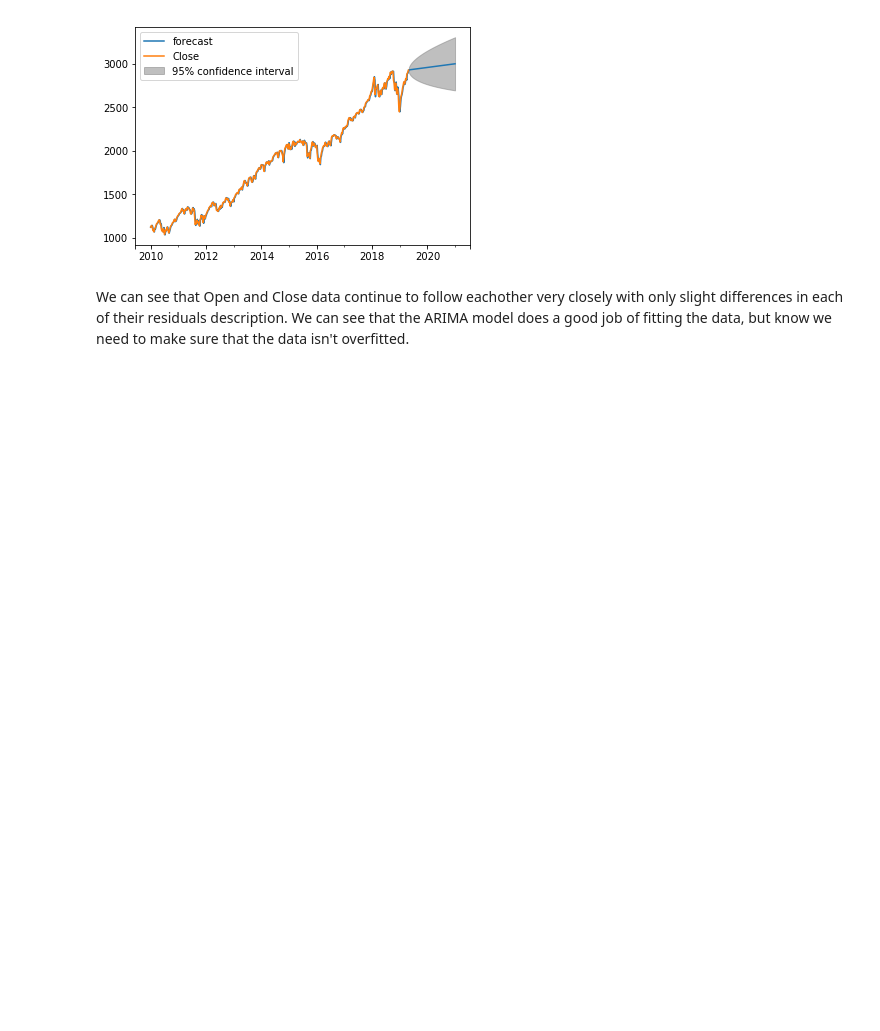
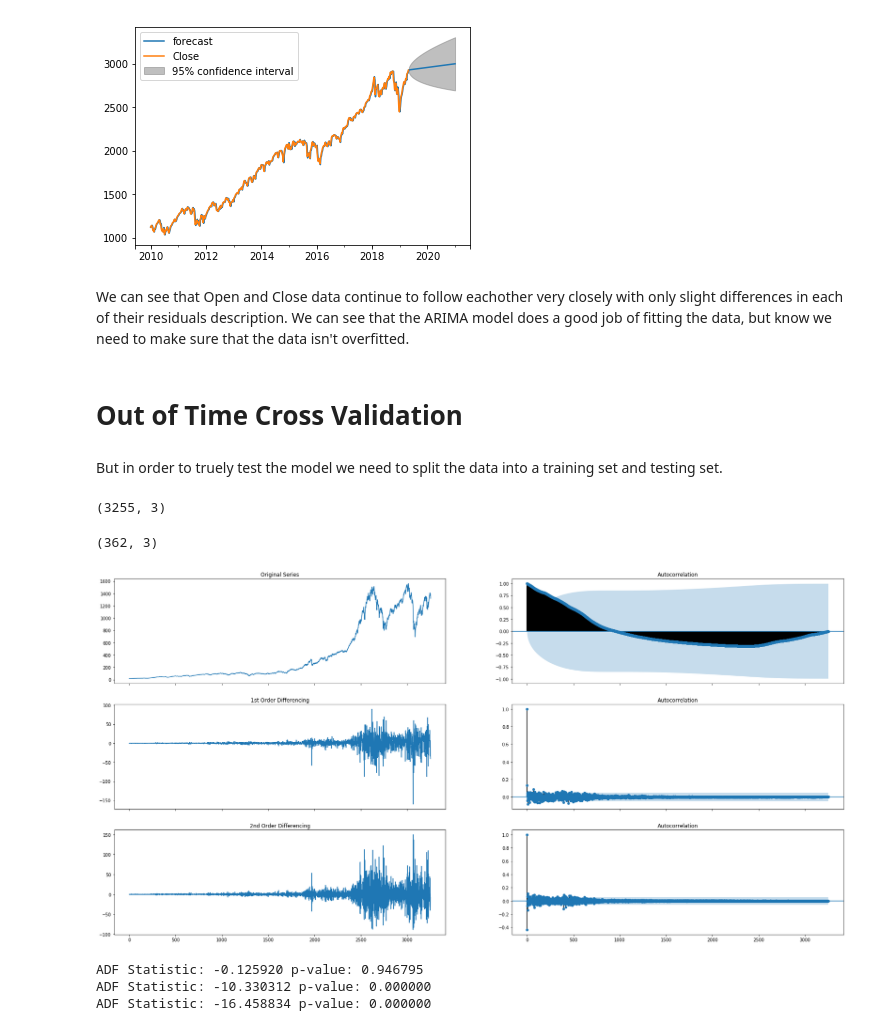
Before and after one commit to Allen-Z-4230/FutureGas, a Jupyter notebook: future_gas_folder/S&P500 Explore.ipynb, the cells around one changed output. Cells and saved outputs as stored; diff of their text form; code cells hidden in the pictures; blank space fills up the shorter version.

Commit message:
added in out of time cross validation, but doesn't really work

```diff
--- a/future_gas_folder/S&P500 Explore.ipynb
+++ b/future_gas_folder/S&P500 Explore.ipynb
@@ -291,3 +291,44 @@ plt.show()
 [figure]
 # %% [markdown]
 We can see that Open and Close data continue to follow eachother very closely with only slight differences in each of their residuals description. We can see that the ARIMA model does a good job of fitting the data, but know we need to make sure that the data isn't overfitted.
+# %% [markdown]
+# Out of Time Cross Validation
+# %% [markdown]
+But in order to truely test the model we need to split the data into a training set and testing set.
+# %%
+df_sp500_week_train = df_sp500_week[:int(df_sp500_week.shape[0]*.90)]
+df_sp500_week_train.shape
+# %% [output]
+(3255, 3)
+# %%
+df_sp500_week_test = df_sp500_week[int(df_sp500_week.shape[0]*.90):]
+df_sp500_week_test.shape
+# %% [output]
+(362, 3)
+# %%
+fig, axes = plt.subplots(3, 2, figsize = (30,15), sharex=True)
+axes[0, 0].plot(df_sp500_week_train['Close'].values); axes[0, 0].set_title('Original Series')
+plot_acf(df_sp500_week_train['Close'].values, ax=axes[0, 1])
+
+# 1st Differencing
+axes[1, 0].plot(np.diff(df_sp500_week_train['Close'].values, axis = 0)); axes[1, 0].set_title('1st Order Differencing')
+plot_acf(np.diff(df_sp500_week_train['Close'].values, axis = 0), ax=axes[1, 1])
+
+# 2nd Differencing
+axes[2, 0].plot(np.diff(np.diff(df_sp500_week_train['Close'].values, axis = 0), axis = 0)); axes[2, 0].set_title('2nd Order Differencing')
+plot_acf(np.diff(np.diff(df_sp500_week_train['Close'].values, axis = 0), axis = 0), ax=axes[2, 1])
+
+plt.show()
+# %% [output]
+[figure, added]
+# %%
+adf_dif0 = adfuller(df_sp500_week_train['Close'])
+print('ADF Statistic: %f' % adf_dif0[0], 'p-value: %f' % adf_dif0[1])
+adf_dif1 = adfuller(np.diff(df_sp500_week_train['Close'], axis = 0))
+print('ADF Statistic: %f' % adf_dif1[0], 'p-value: %f' % adf_dif1[1])
+adf_dif2 = adfuller(np.diff(np.diff(df_sp500_week_train['Close'], axis = 0),axis = 0))
+print('ADF Statistic: %f' % adf_dif2[0], 'p-value: %f' % adf_dif2[1])
+# %% [output]
+ADF Statistic: -0.125920 p-value: 0.946795
+ADF Statistic: -10.330312 p-value: 0.000000
+ADF Statistic: -16.458834 p-value: 0.000000
```
Also changed, not shown: parts of 21 cells of this notebook.
